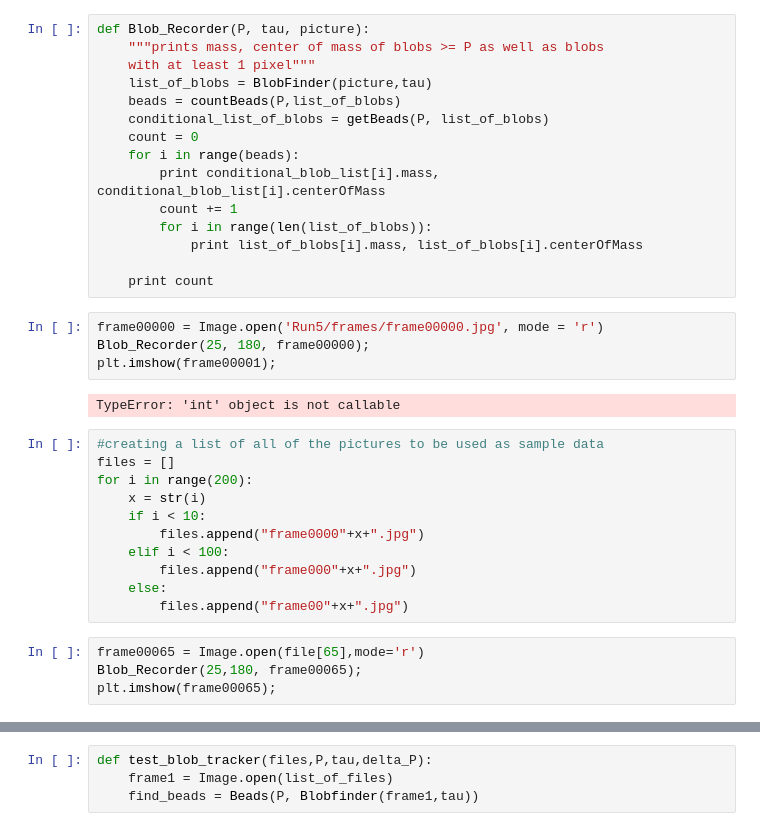
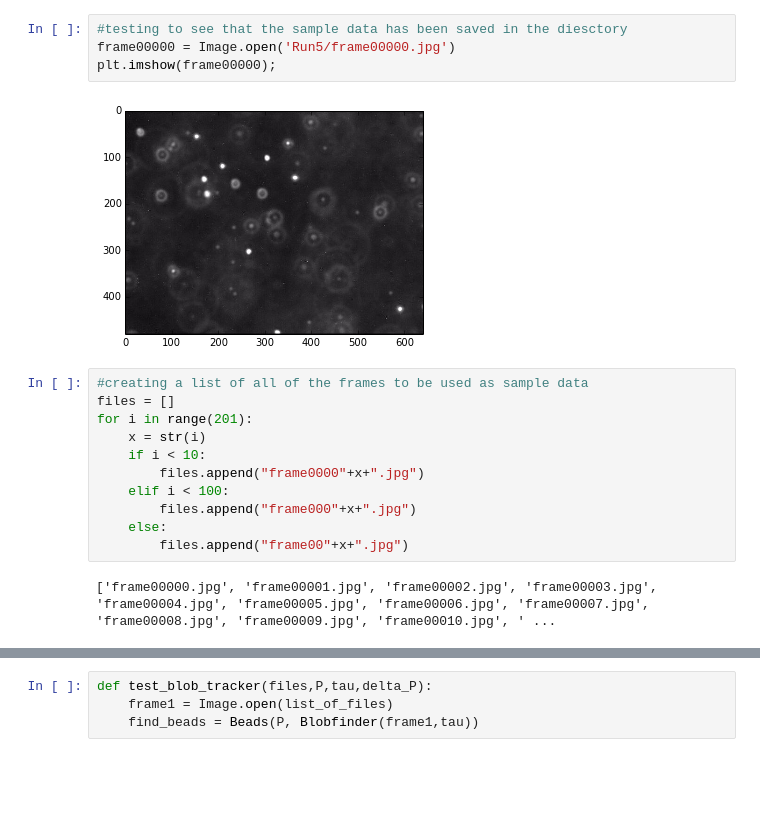
Before and after one commit to mnaworsk/PHYS202-S14, a Jupyter notebook: FinalProject/ParticalTrackerAndDataCollection.ipynb, the cells around one changed output, grey strips where cells are left out. Drawn from its saved outputs; the diff is of its cells as text; blank space fills up the shorter version.

```diff
--- a/FinalProject/ParticalTrackerAndDataCollection.ipynb
+++ b/FinalProject/ParticalTrackerAndDataCollection.ipynb
@@ -7,28 +8,13 @@ Populating the interactive namespace from numpy and matplotlib
-# %%
-def Blob_Recorder(P, tau, picture):
-    """prints mass, center of mass of blobs >= P as well as blobs
-    with at least 1 pixel"""
-    list_of_blobs = BlobFinder(picture,tau)
-    beads = countBeads(P,list_of_blobs)
-    conditional_list_of_blobs = getBeads(P, list_of_blobs)
-    count = 0
-    for i in range(beads):
-        print conditional_blob_list[i].mass, conditional_blob_list[i].centerOfMass
-        count += 1
-        for i in range(len(list_of_blobs)):
-            print list_of_blobs[i].mass, list_of_blobs[i].centerOfMass
-
-    print count
-# %%
-frame00000 = Image.open('Run5/frames/frame00000.jpg', mode = 'r')
-Blob_Recorder(25, 180, frame00000);
-plt.imshow(frame00001);
-# %% [output]
-TypeError: 'int' object is not callable
+# %%
+#testing to see that the sample data has been saved in the diesctory
+frame00000 = Image.open('Run5/frame00000.jpg')
+plt.imshow(frame00000);
+# %% [output]
+[figure, added]
 # %%
-#creating a list of all of the pictures to be used as sample data
+#creating a list of all of the frames to be used as sample data
 files = []
-for i in range(200):
+for i in range(201):
     x = str(i)
     if i < 10:
         files.append("frame0000"+x+".jpg")
@@ -36,7 +22,5 @@ for i in range(200):
         files.append("frame000"+x+".jpg")
     else:
         files.append("frame00"+x+".jpg")
+# %% [output]
+['frame00000.jpg', 'frame00001.jpg', 'frame00002.jpg', 'frame00003.jpg', 'frame00004.jpg', 'frame00005.jpg', 'frame00006.jpg', 'frame00007.jpg', 'frame00008.jpg', 'frame00009.jpg', 'frame00010.jpg', ' ...
-# %%
-frame00065 = Image.open(file[65],mode='r')
-Blob_Recorder(25,180, frame00065);
-plt.imshow(frame00065);
```
Also changed, not shown: parts of 2 cells of this notebook, 4 other files.
